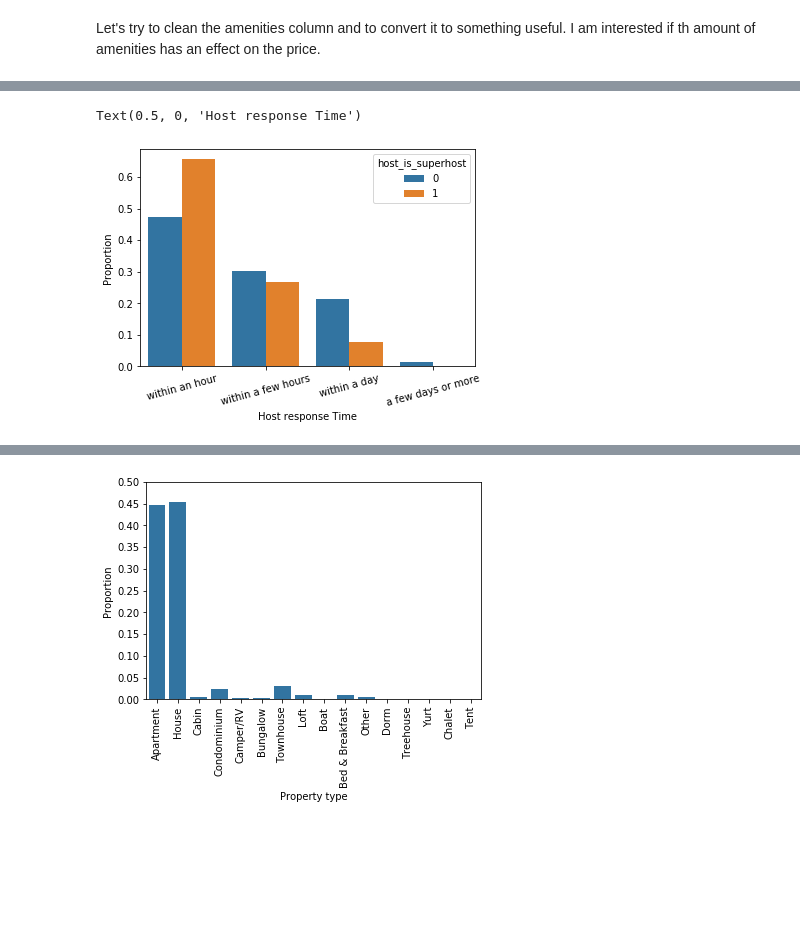
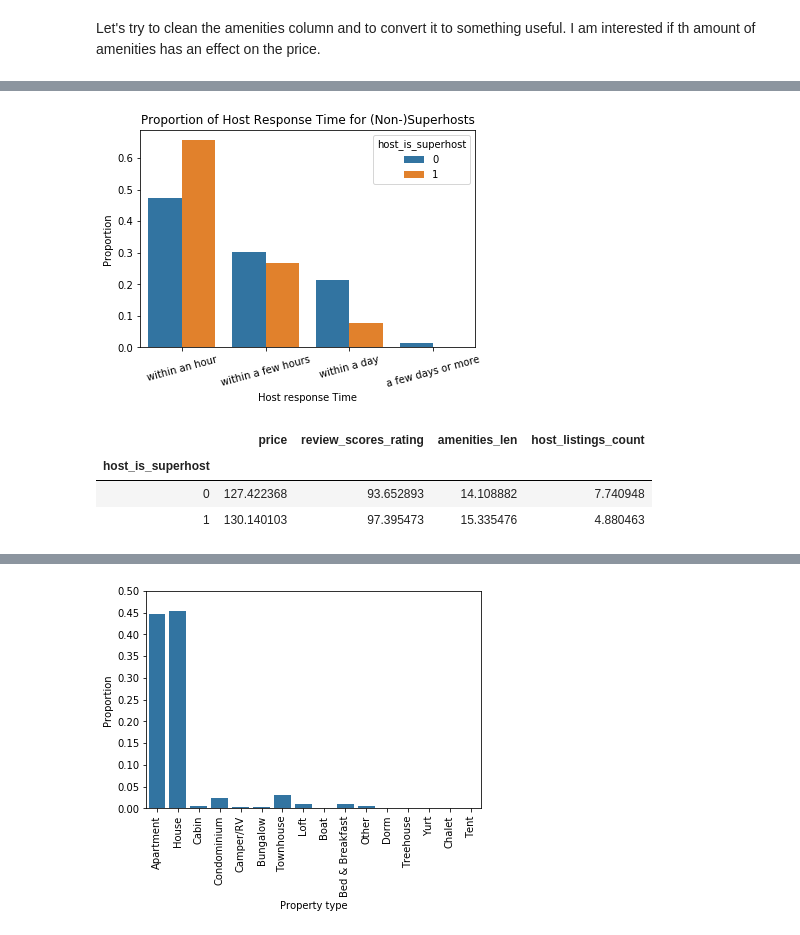
Before and after one commit to skalizzo/UdacityDataScientistND_Project1_1, a Jupyter notebook: Project_1_1_ChristianRichter_airbnb.ipynb, the cells around one changed output, grey strips where cells are left out. Drawn from its saved outputs; the diff is of its cells as text; code cells hidden in the pictures; blank space fills up the shorter version.

```diff
--- a/Project_1_1_ChristianRichter_airbnb.ipynb
+++ b/Project_1_1_ChristianRichter_airbnb.ipynb
@@ -352,15 +375,25 @@ I wonder if superhosts answer even faster than normal hosts.
 # %%
 x, y, hue = "host_response_time", "Proportion", "host_is_superhost"
 
 prop_df = (df[x]
            .groupby(df[hue])
            .value_counts(normalize=True)
            .rename(y)
            .reset_index())
 
 sns.barplot(x=x, y=y, hue=hue, data=prop_df)
 plt.xticks(rotation=15)
 plt.xlabel('Host response Time')
+plt.title('Proportion of Host Response Time for (Non-)Superhosts')
+plt.show()
 # %% [output]
-Text(0.5, 0, 'Host response Time')
-[figure, old version]
+[figure, new version]
+# %%
+dfsuper = df[['host_is_superhost', 'price', 'review_scores_rating', 'amenities_len', 'host_listings_count']]
+dfsuper = dfsuper.groupby(by=['host_is_superhost']).mean()
+dfsuper
+# %% [output]
+|  | price | review_scores_rating | amenities_len | host_listings_count |
+| host_is_superhost |  |  |  |  |
+| 0 | 127.422368 | 93.652893 | 14.108882 | 7.740948 |
+| 1 | 130.140103 | 97.395473 | 15.335476 | 4.880463 |
```
Also changed, not shown: parts of 54 cells of this notebook.
